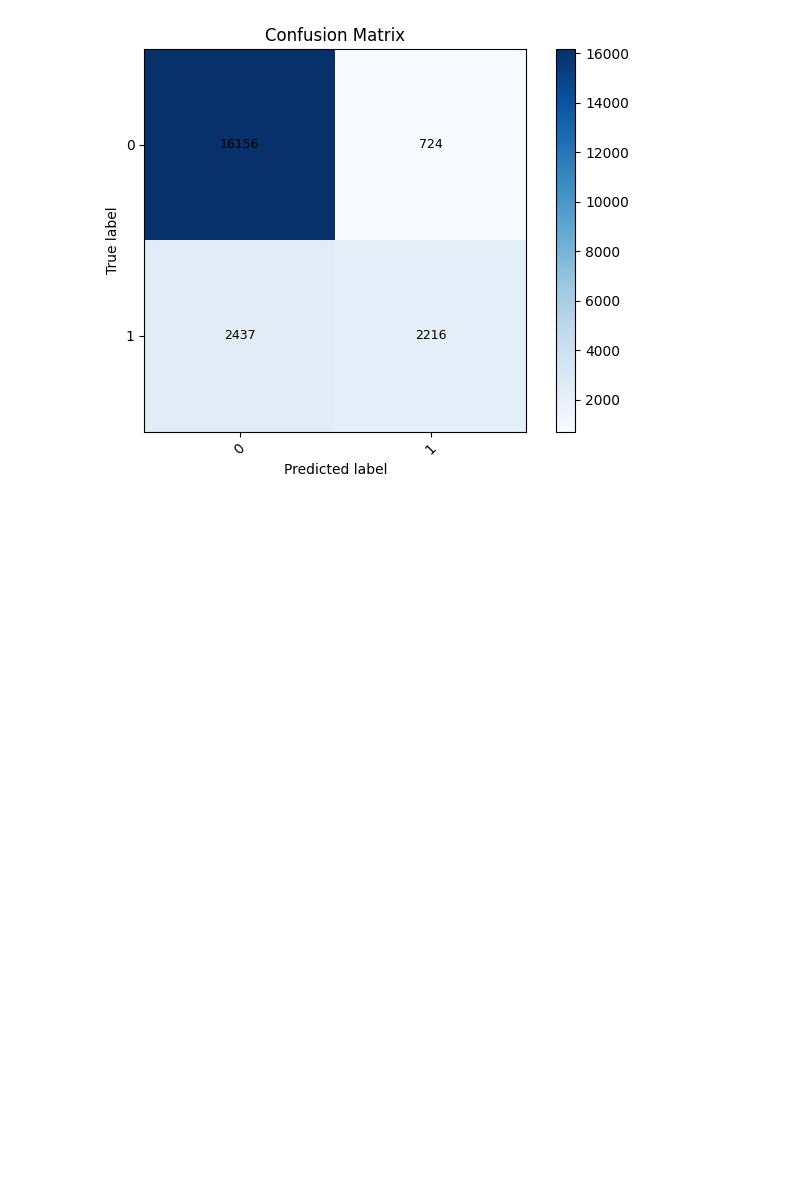
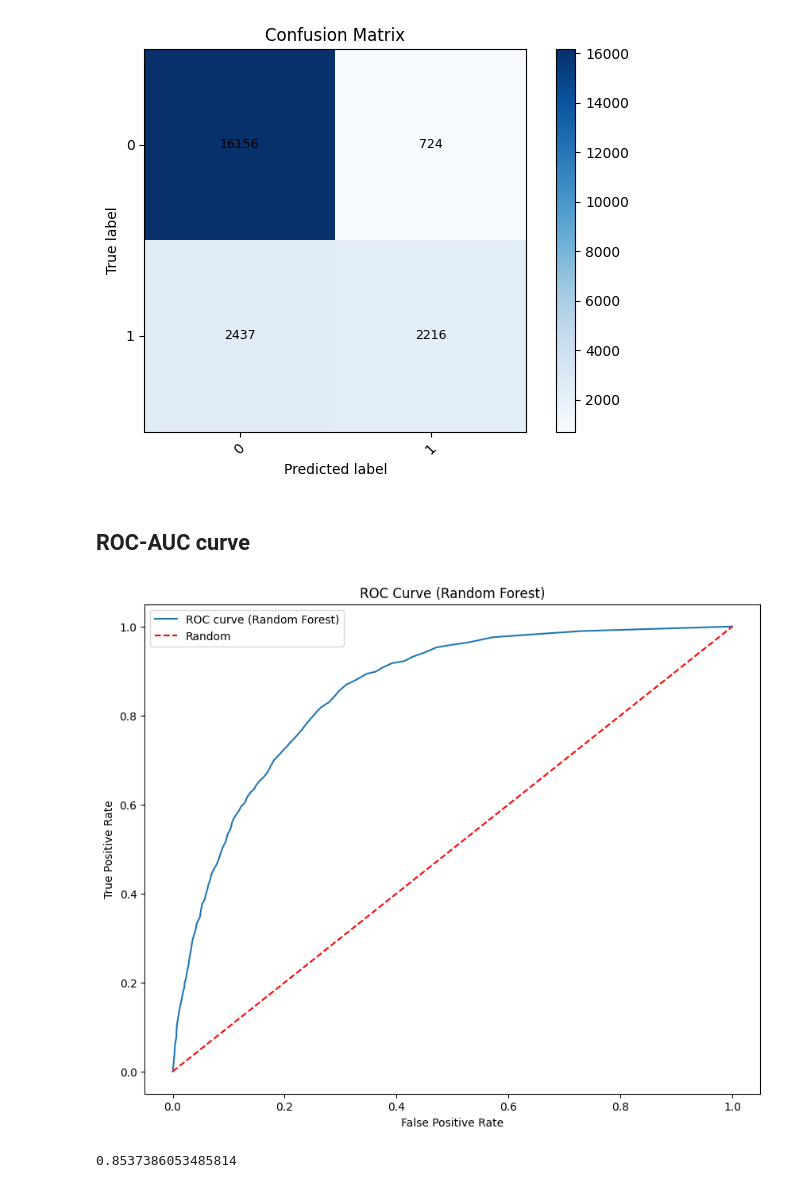
Before and after one commit to RaviWella/ML_CW, a Jupyter notebook: Income_Prediction.ipynb, the cells around one changed output. Saved outputs shown, nothing was run; the diff lists cells and outputs as text; code cells hidden in the pictures; blank space fills up the shorter version.

Commit message:
ROC curve for RF

```diff
--- a/Income_Prediction.ipynb
+++ b/Income_Prediction.ipynb
@@ -709,3 +709,30 @@ plt.tight_layout()
 plt.show()
 # %% [output]
 [figure]
+# %% [markdown]
+## ROC-AUC curve
+# %%
+from sklearn.metrics import roc_auc_score
+
+# Get probabilities for positive class
+y_prob_rf = Rfc.predict_proba(X_test)[:, 1]
+
+# Calculate ROC curve
+fpr_rf, tpr_rf, _ = roc_curve(y_test, y_prob_rf)
+
+AUC = roc_auc_score(y_test, y_prob_rf)
+
+# Plot ROC curve
+plt.figure(figsize=(10, 8))
+plt.plot(fpr_rf, tpr_rf, label='ROC curve (Random Forest)')
+plt.plot([0, 1], [0, 1], linestyle='--', color='r', label='Random')
+plt.xlabel('False Positive Rate')
+plt.ylabel('True Positive Rate')
+plt.title('ROC Curve (Random Forest)')
+plt.legend()
+plt.show()
+
+print(AUC)
+# %% [output]
+[figure, added]
+0.8537386053485814
```
Also changed, not shown: parts of 2 cells of this notebook.
